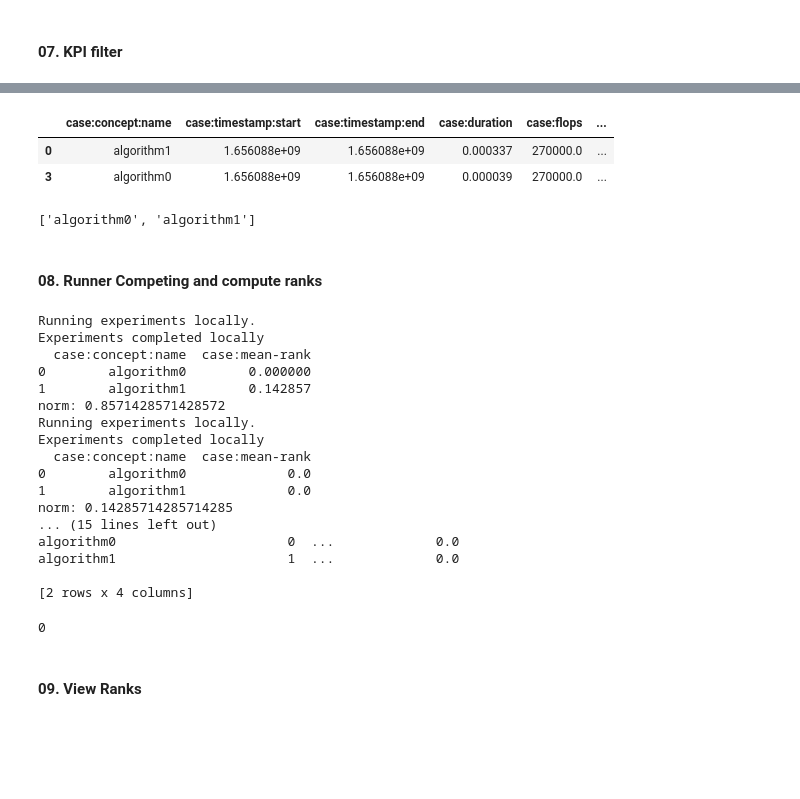
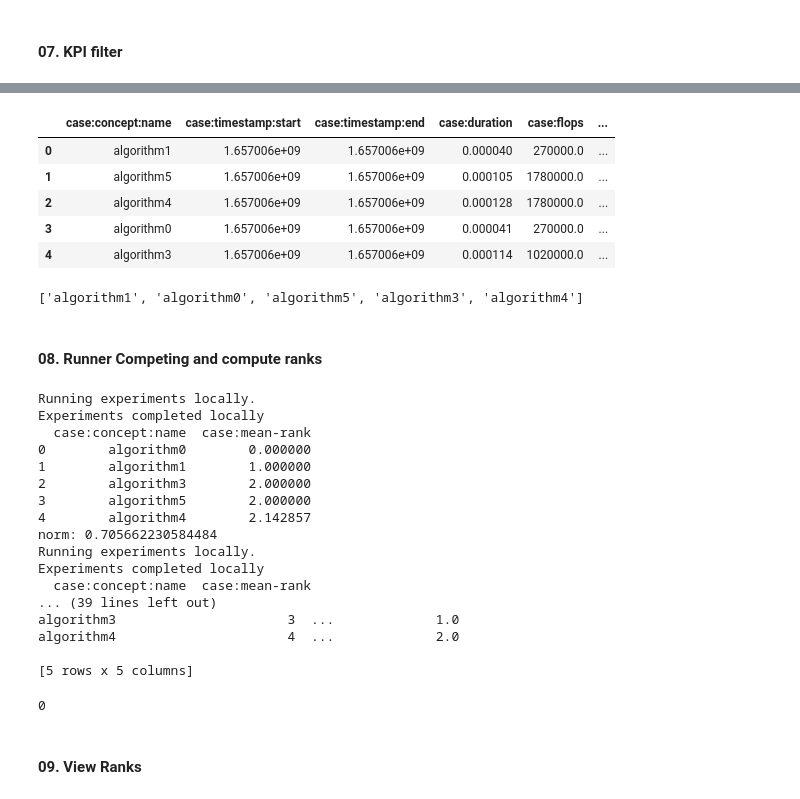
Before and after one commit to as641651/Experiment2, a Jupyter notebook: notes/03_Usage_local.ipynb, the cells around one changed output, grey strips where cells are left out. Cells and saved outputs as stored; diff of their text form; code cells hidden in the pictures; blank space fills up the shorter version.

```diff
--- a/notes/03_Usage_local.ipynb
+++ b/notes/03_Usage_local.ipynb
@@ -141,15 +141,18 @@ kpi_filter.case_table
 # %%
-competing_cases = kpi_filter.filter_on_flops_and_rel_duration(1.2)
+competing_cases = kpi_filter.filter_on_flops_and_rel_duration(3)
 competing_cases
 # %% [output]
 |  | case:concept:name | case:timestamp:start | case:timestamp:end | case:duration | case:flops | ... |
-| 0 | algorithm1 | 1.656088e+09 | 1.656088e+09 | 0.000337 | 270000.0 | ... |
-| 3 | algorithm0 | 1.656088e+09 | 1.656088e+09 | 0.000039 | 270000.0 | ... |
+| 0 | algorithm1 | 1.657006e+09 | 1.657006e+09 | 0.000040 | 270000.0 | ... |
+| 1 | algorithm5 | 1.657006e+09 | 1.657006e+09 | 0.000105 | 1780000.0 | ... |
+| 2 | algorithm4 | 1.657006e+09 | 1.657006e+09 | 0.000128 | 1780000.0 | ... |
+| 3 | algorithm0 | 1.657006e+09 | 1.657006e+09 | 0.000041 | 270000.0 | ... |
+| 4 | algorithm3 | 1.657006e+09 | 1.657006e+09 | 0.000114 | 1020000.0 | ... |
 # %%
 alg_seq_h0 = kpi_filter.get_alg_seq_sorted_on_duration(competing_cases)
 alg_seq_h0
 # %% [output]
-['algorithm0', 'algorithm1']
+['algorithm1', 'algorithm0', 'algorithm5', 'algorithm3', 'algorithm4']
 # %% [markdown]
 #### 08. Runner Competing and compute ranks
 # %%
@@ -162,26 +165,27 @@ dc.delete_ranks()
 
 rep_steps = 3
 eps=0.001
-ret = runner_competing.compute_ranks(rep_steps=rep_steps, eps=eps)
+max_rep = 30
+ret = runner_competing.compute_ranks(rep_steps=rep_steps, eps=eps,max_rep=max_rep)
 ret
 # %% [output]
 Running experiments locally.
 Experiments completed locally
   case:concept:name  case:mean-rank
 0        algorithm0        0.000000
-1        algorithm1        0.142857
-norm: 0.8571428571428572
+1        algorithm1        1.000000
+2        algorithm3        2.000000
+3        algorithm5        2.000000
+4        algorithm4        2.142857
+norm: 0.705662230584484
 Running experiments locally.
 Experiments completed locally
   case:concept:name  case:mean-rank
-0        algorithm0             0.0
-1        algorithm1             0.0
-norm: 0.14285714285714285
-... (15 lines left out)
-algorithm0                      0  ...             0.0
-algorithm1                      1  ...             0.0
+... (39 lines left out)
+algorithm3                      3  ...             1.0
+algorithm4                      4  ...             2.0
 
-[2 rows x 4 columns]
+[5 rows x 5 columns]
 0
 # %%
 if bm:
```
Also changed, not shown: parts of 10 cells of this notebook, 6 other files.
